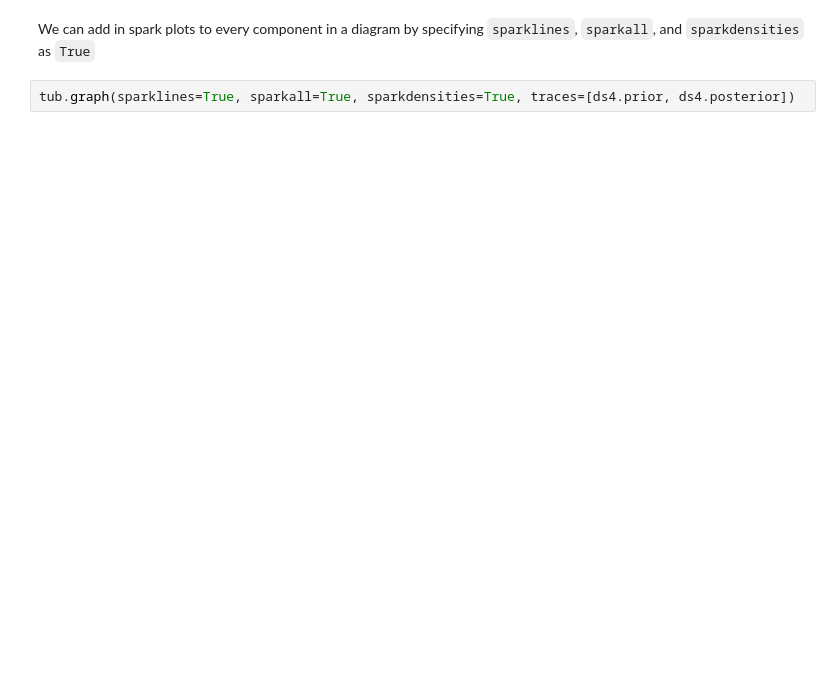
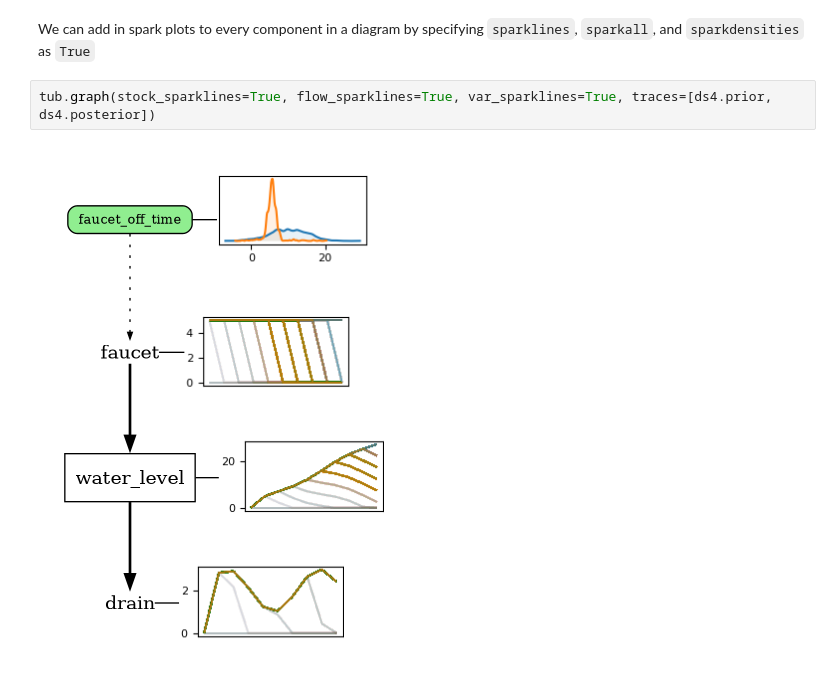
Before and after one commit to ORNL/reno, a Jupyter notebook: notebooks/tub.ipynb, the cells around one changed output. Drawn from its saved outputs; the diff is of its cells as text; blank space fills up the shorter version.

```diff
--- a/notebooks/tub.ipynb
+++ b/notebooks/tub.ipynb
@@ -171,4 +183,6 @@ reno.plot_trace_refs(tub, {"prior": ds4.prior, "post": ds4.posterior}, ["faucet_
 # %% [markdown]
 We can add in spark plots to every component in a diagram by specifying `sparklines`, `sparkall`, and `sparkdensities` as `True`
 # %%
-tub.graph(sparklines=True, sparkall=True, sparkdensities=True, traces=[ds4.prior, ds4.posterior])
+tub.graph(stock_sparklines=True, flow_sparklines=True, var_sparklines=True, traces=[ds4.prior, ds4.posterior])
+# %% [output]
+[figure, added]
```
Also changed, not shown: parts of 6 cells of this notebook, 3 other files.
